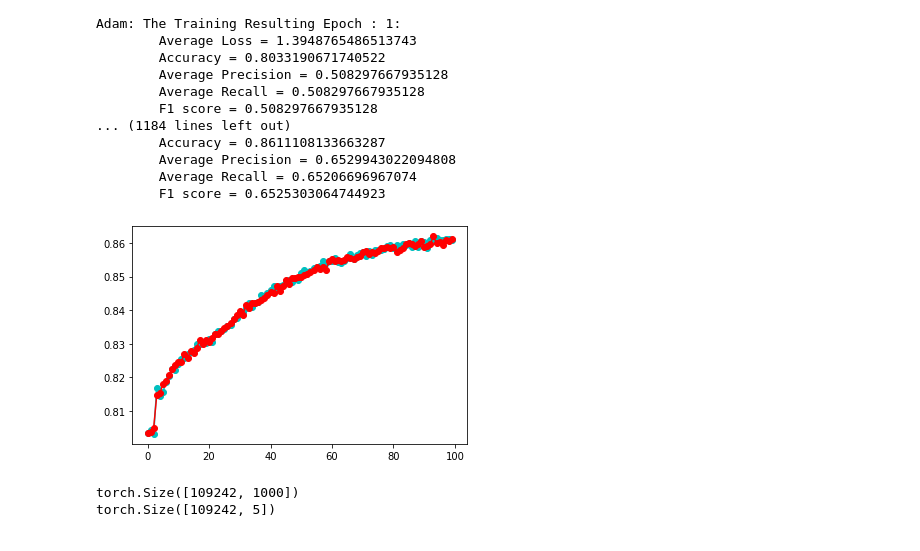
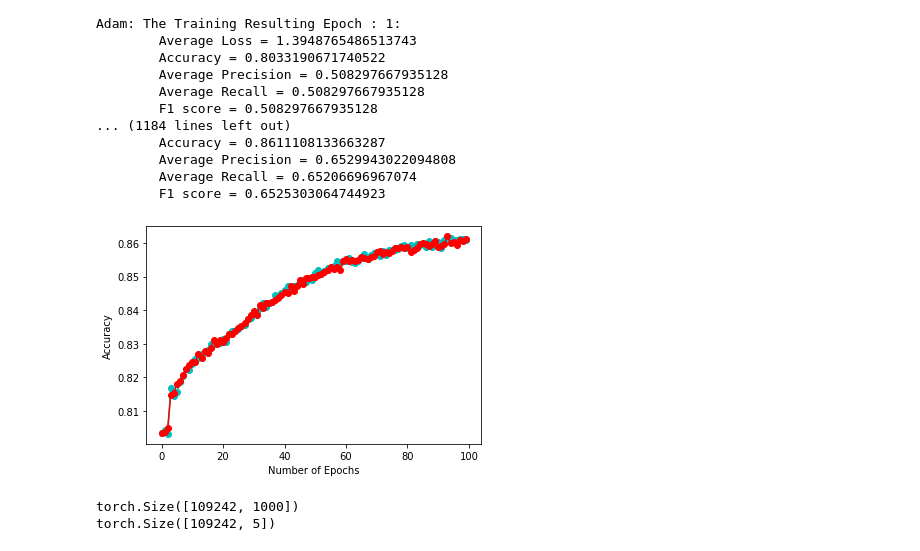
Before and after one commit to shreya0202/SentimentAnalysis, a Jupyter notebook: NLP_Assignment_2.ipynb, the cells around one changed output. Drawn from its saved outputs; the diff is of its cells as text; code cells hidden in the pictures.

```diff
--- a/NLP_Assignment_2.ipynb
+++ b/NLP_Assignment_2.ipynb
@@ -413,10 +413,12 @@ Adam: The Training Resulting Epoch : 1:
 # %%
 num_epochs = range(epochs)
 plt.plot(num_epochs, accuracies, 'oc-', label='Accuracy')
 plt.plot(num_epochs, acc_adam, 'oc-', label='Accuracy', color='red')
+plt.xlabel('Number of Epochs')
+plt.ylabel('Accuracy')
 plt.show()
 # %% [output]
-[figure, old version]
+[figure, new version]
 # %%
 #Block to obtain test loss
 optimizer = Rprop(model.parameters(), lr=1e-5)
```
